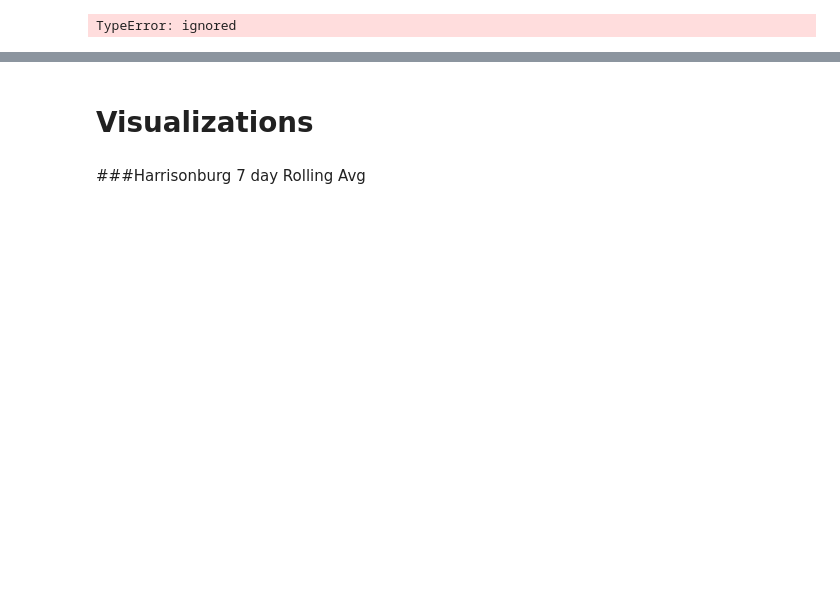
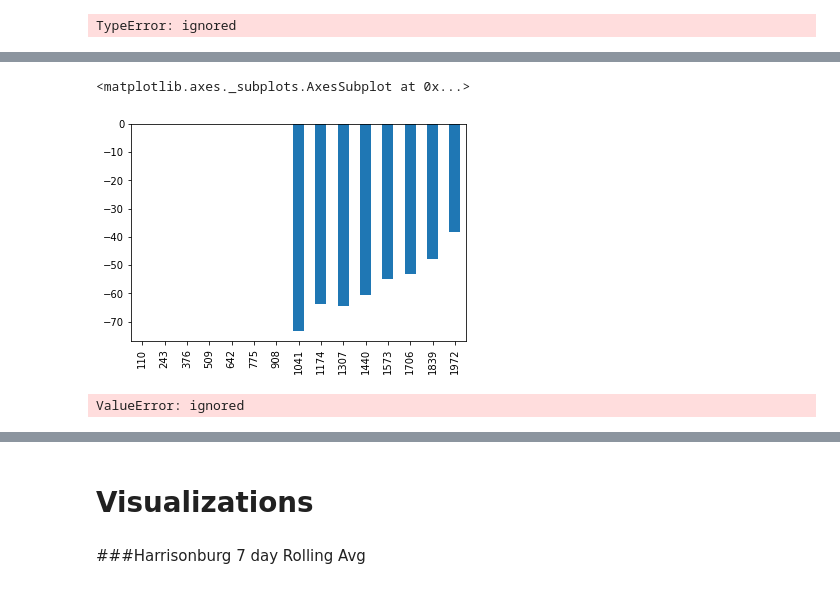
Before and after one commit to JoshuaHaga/covid_tracking_project, a Jupyter notebook: Harrisonburg.ipynb, the cells around one changed output, grey strips where cells are left out. Drawn from its saved outputs; the diff is of its cells as text; code cells hidden in the pictures; blank space fills up the shorter version.

```diff
--- a/Harrisonburg.ipynb
+++ b/Harrisonburg.ipynb
@@ -7,0 +19,19 @@ import plotly.express as px
+# %%
+###Data import API
+from sodapy import Socrata
+client = Socrata("data.virginia.gov", None)
+
+# Example authenticated client (needed for non-public datasets):
+# client = Socrata(data.virginia.gov,
+#                  MyAppToken,
+#                  userame="user@example.com",
+#                  password="AFakePassword")
+
+# First 2000 results, returned as JSON from API / converted to Python list of
+# dictionaries by sodapy.
+va_cases = client.get("bre9-aqqr", limit=2000)
+va_cases_zip = client.get("8bkr-zfqv", limit=2000)
+
+# Convert to pandas DataFrame
+va_locality_cases = pd.DataFrame.from_records(va_cases)
+va_cases_zip = pd.DataFrame.from_records(va_cases_zip)
@@ -41,5 +73,5 @@ api_key = '6bgoxTaL6JLm9a9DquYX' # your api key - go to profile > settings > reg
 chart_studio.tools.set_credentials_file(username=username, api_key=api_key)
 # %%
 ###Datasets
-va_locality_cases = pd.read_csv('https://raw.githubusercontent.com/JoshuaHaga/covid_tracking_project/master/VDH-COVID-19-PublicUseDataset-Cases.csv')
-va_cases_zip      = pd.read_csv('https://raw.githubusercontent.com/JoshuaHaga/covid_tracking_project/master/VDH-COVID-19-PublicUseDataset-ZIPCode.csv')
+###va_locality_cases = pd.read_csv('https://raw.githubusercontent.com/JoshuaHaga/covid_tracking_project/master/VDH-COVID-19-PublicUseDataset-Cases.csv')
+###va_cases_zip      = pd.read_csv('https://raw.githubusercontent.com/JoshuaHaga/covid_tracking_project/master/VDH-COVID-19-PublicUseDataset-ZIPCode.csv')
@@ -85,8 +135,8 @@ va_county_cases_fig.show()
 TypeError: ignored
 # %%
 def rolling_seven_avg(df,locality,feature,days):
-  df = df[df['Locality']==locality]
-  df['new_cases'] = df[feature].diff()
+  df = df[df['locality']==locality]
+  df['new_cases'] = df[feature].astype(int).diff()
   rolling_avg = df['new_cases'].rolling(window=days).mean()
   df['rolling_avg'] = rolling_avg
   return df
@@ -97,4 +147,4 @@ def col_list(dataframe):
   val_list   = val_as_pd.columns.tolist()
   return val_list
 # %%
-harrison = rolling_seven_avg(va_locality_cases,'Harrisonburg','Total Cases',7)
+harrison = rolling_seven_avg(va_locality_cases,'Harrisonburg','total_cases',7)
@@ -101,9 +163,14 @@ harrison = rolling_seven_avg(va_locality_cases,'Harrisonburg','Total Cases',7)
 # %%
-#harrison['rolling_avg'].plot(kind='bar',)
+harrison['rolling_avg'].plot(kind='bar',)
+# %% [output]
+<matplotlib.axes._subplots.AxesSubplot at 0x...>
+[figure, added]
 # %%
-harrisonburg_sevenday_rolling = px.bar(harrison, x='Report Date', y='rolling_avg',
+harrisonburg_sevenday_rolling = px.bar(harrison, x='report_date', y='rolling_avg',
                                        labels={'rolling_avg':'Number of Positive Cases',
-                                      'Report Date':'Date',})
+                                      'report_date':'Date',})
 harrisonburg_sevenday_rolling.show()
+# %% [output]
+ValueError: ignored
 # %%
 py.plot(harrisonburg_sevenday_rolling, filename = 'harrisonburg_sevenday_rolling', auto_open=True)
```
Also changed, not shown: parts of 20 cells of this notebook.
